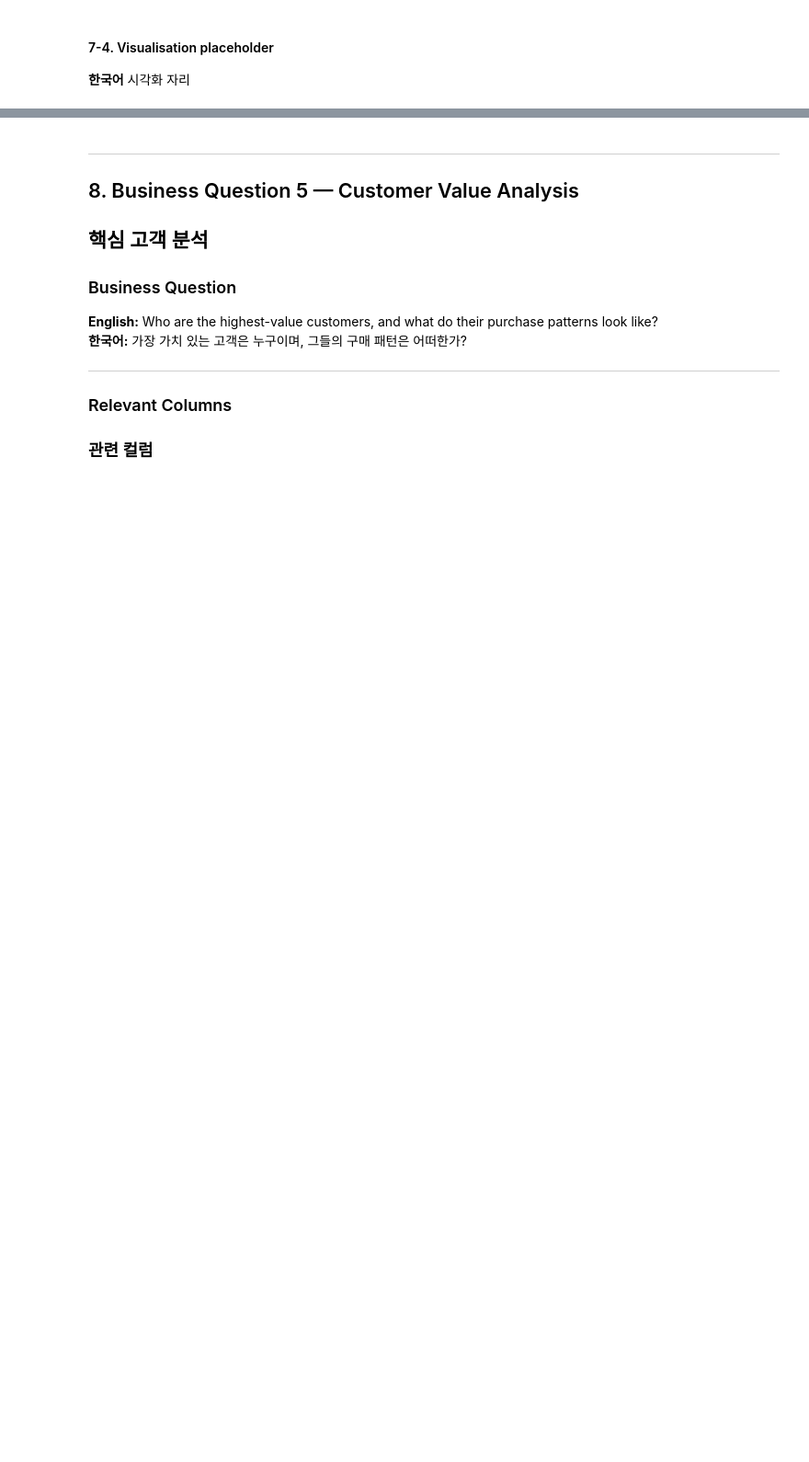
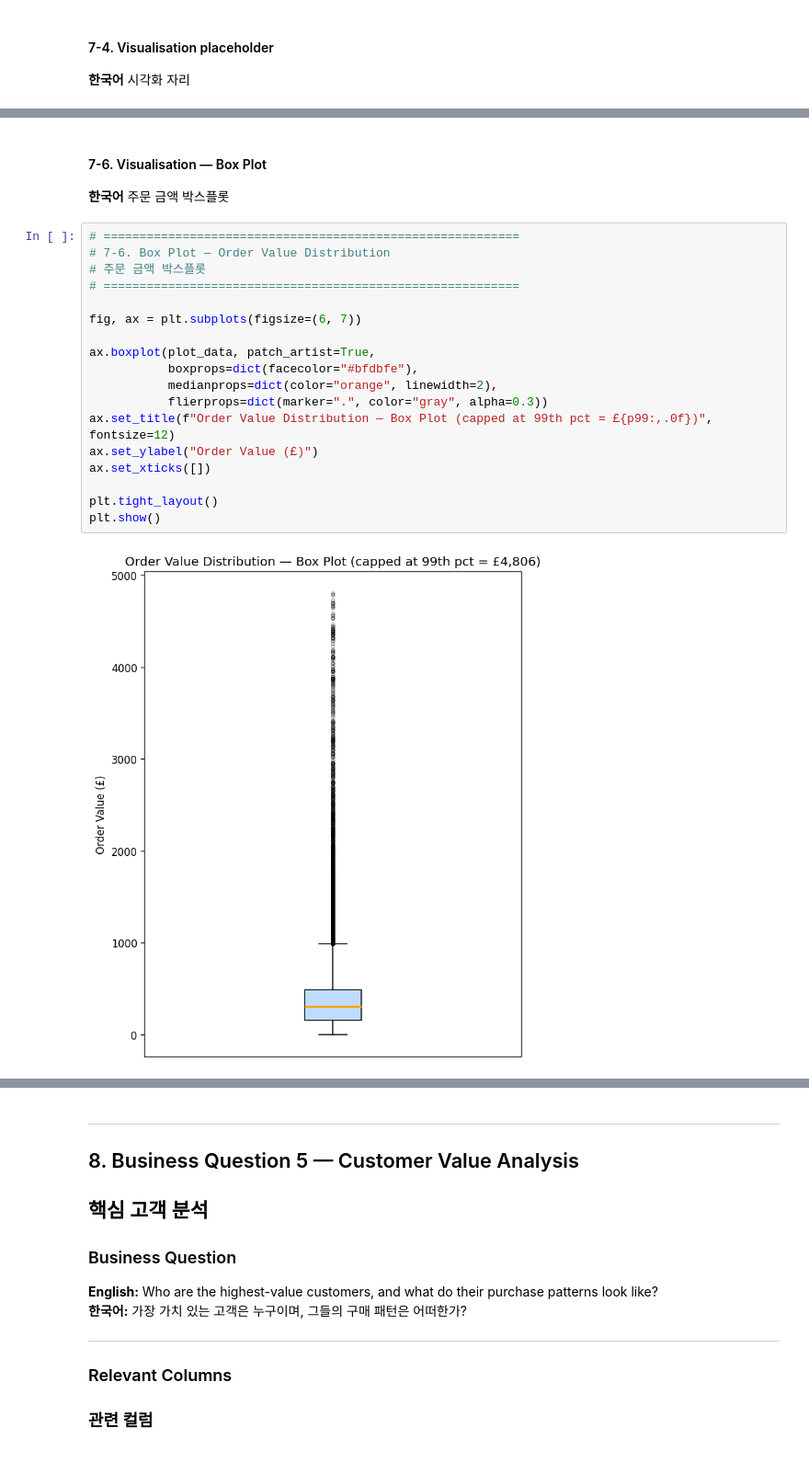
Before and after one commit to BookiChoi/BA-Portfolio, a Jupyter notebook: Projects/Cornerstone_Data_Pipeline/notebooks/business_eda.ipynb, the cells around one changed output, grey strips where cells are left out. Shown at 92% size. Drawn from its saved outputs; the diff is of its cells as text; blank space fills up the shorter version.

```diff
--- a/Projects/Cornerstone_Data_Pipeline/notebooks/business_eda.ipynb
+++ b/Projects/Cornerstone_Data_Pipeline/notebooks/business_eda.ipynb
@@ -1547,0 +1742,23 @@ plt.show()
+# %% [markdown]
+#### 7-6. Visualisation — Box Plot
+**한국어** 주문 금액 박스플롯
+# %%
+# ==========================================================
+# 7-6. Box Plot — Order Value Distribution
+# 주문 금액 박스플롯
+# ==========================================================
+
+fig, ax = plt.subplots(figsize=(6, 7))
+
+ax.boxplot(plot_data, patch_artist=True,
+           boxprops=dict(facecolor="#bfdbfe"),
+           medianprops=dict(color="orange", linewidth=2),
+           flierprops=dict(marker=".", color="gray", alpha=0.3))
+ax.set_title(f"Order Value Distribution — Box Plot (capped at 99th pct = £{p99:,.0f})", fontsize=12)
+ax.set_ylabel("Order Value (£)")
+ax.set_xticks([])
+
+plt.tight_layout()
+plt.show()
+# %% [output]
+[figure, added]
```
Also changed, not shown: parts of 18 cells of this notebook.
